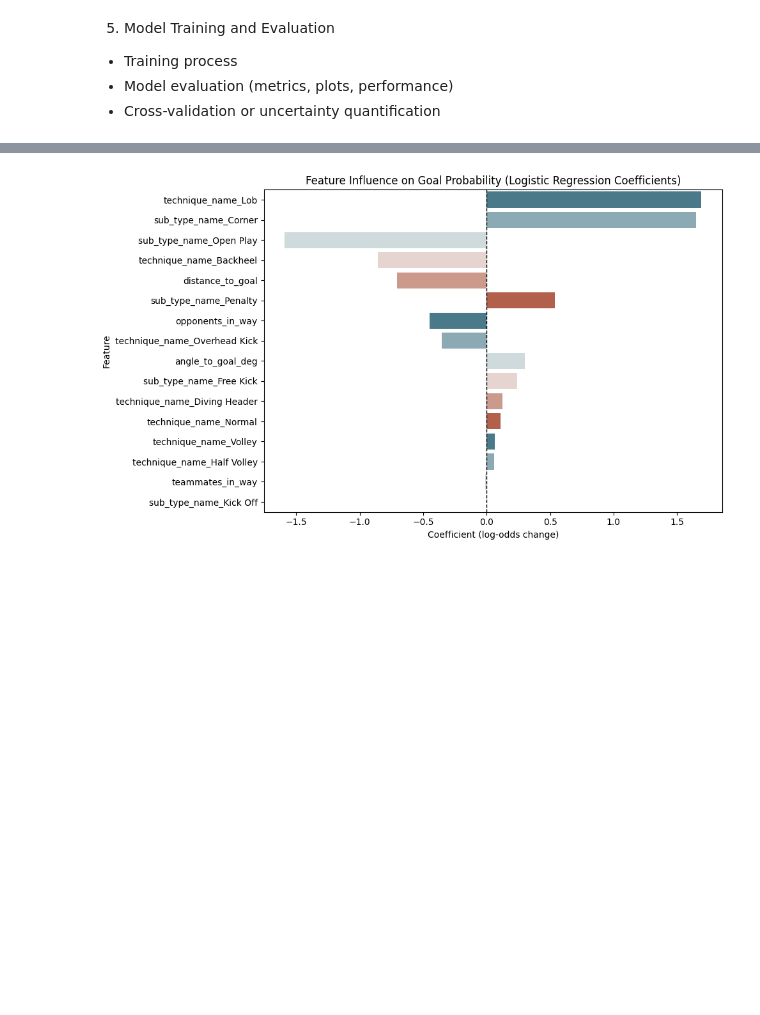
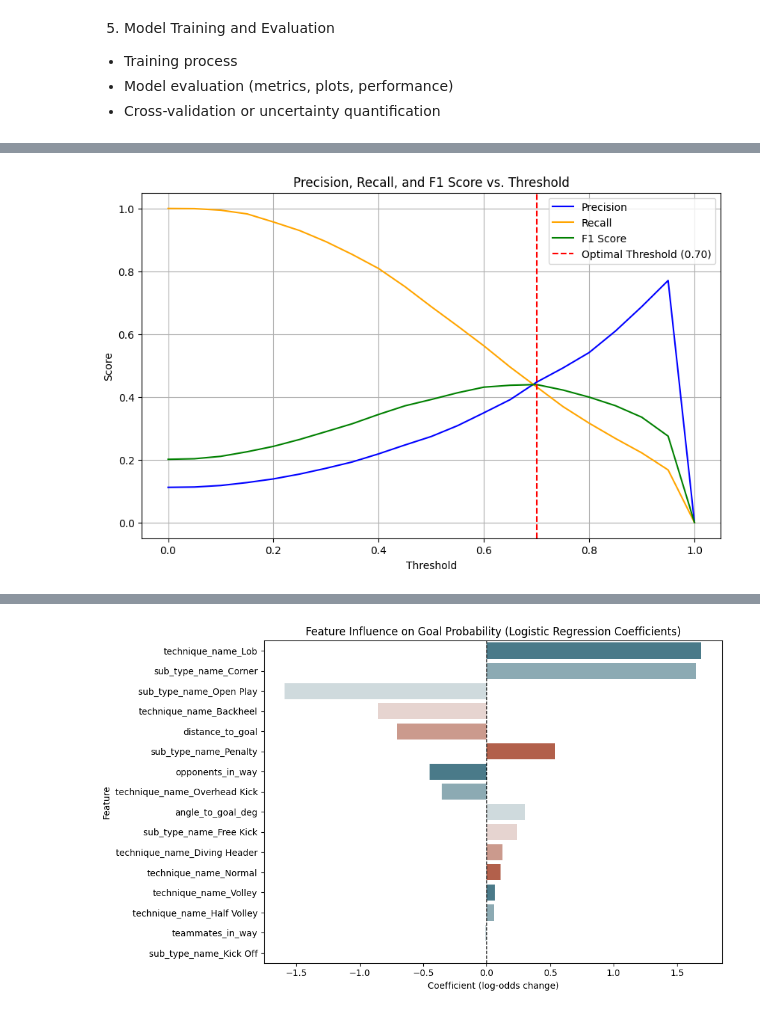
Before and after one commit to arne2204/Probabilistic-Machine-Learning_lecture-PROJECTS, a Jupyter notebook: projects/08-1SHXXXX_football_analytics/notebooks/05_model_training_and_evaluation.ipynb, the cells around one changed output, grey strips where cells are left out. Saved outputs shown, nothing was run; the diff lists cells and outputs as text; code cells hidden in the pictures; blank space fills up the shorter version.

```diff
--- a/projects/08-1SHXXXX_football_analytics/notebooks/05_model_training_and_evaluation.ipynb
+++ b/projects/08-1SHXXXX_football_analytics/notebooks/05_model_training_and_evaluation.ipynb
@@ -594,0 +346,16 @@ print(coef_df)
+# %%
+import matplotlib.pyplot as plt
+
+plt.figure(figsize=(10,6))
+plt.plot(thresholds, precisions, label='Precision', color='blue')
+plt.plot(thresholds, recalls, label='Recall', color='orange')
+plt.plot(thresholds, f1s, label='F1 Score', color='green')
+plt.axvline(optimal_threshold, color='red', linestyle='--', label=f'Optimal Threshold ({optimal_threshold:.2f})')
+plt.xlabel('Threshold')
+plt.ylabel('Score')
+plt.title('Precision, Recall, and F1 Score vs. Threshold')
+plt.legend()
+plt.grid(True)
+plt.show()
+# %% [output]
+[figure, added]
```
Also changed, not shown: parts of 68 cells of this notebook.
